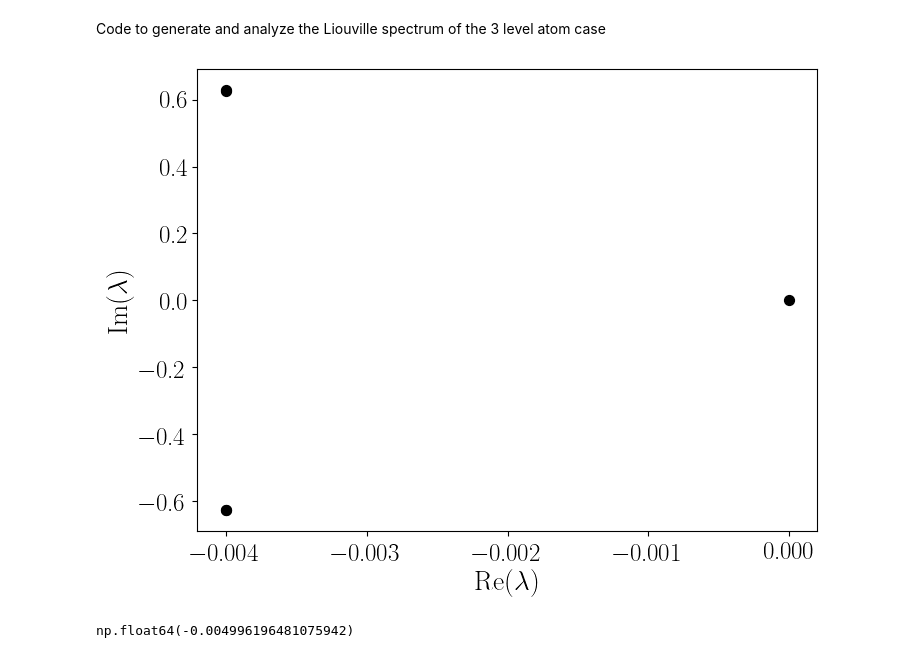
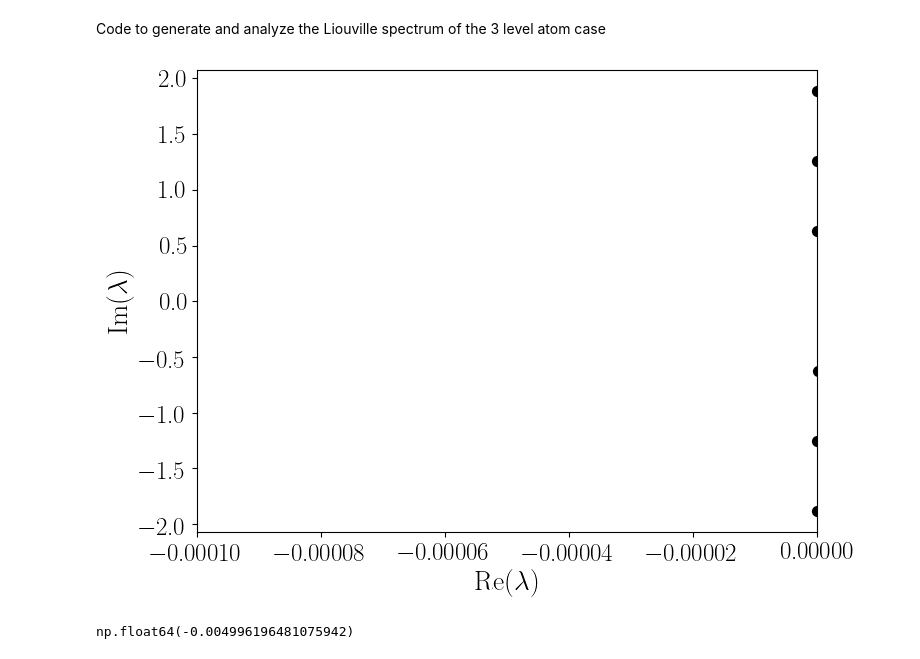
Before and after one commit to MarcNairn/nonreciprocal-dimer, a Jupyter notebook: simul/liouv_spec_spin1.ipynb, the cells around one changed output. Drawn from its saved outputs; the diff is of its cells as text; code cells hidden in the pictures.

```diff
--- a/simul/liouv_spec_spin1.ipynb
+++ b/simul/liouv_spec_spin1.ipynb
@@ -37,14 +37,14 @@ g, κ = 0.1, 1.0
 ϕ = 0
 η = 0.5*g
 
-N = 5  # Number of atoms (adjust as needed)
+N = 3  # Number of atoms (adjust as needed)
 
 
 Omega = 2*η*g/κ    # Rabi drive strength
 varphi = np.pi/2   # Phase
 gamma = 4*g*g/(N*κ)     # Dissipation rate
 Delta_1 = Δ1    # Detuning of state 1 from 0
-Delta_2 = Δ2   # Detuning of state 2 from 0
+Delta_2 = -Δ2   # Detuning of state 2 from 0
 
 
 
@@ -87,31 +87,31 @@ for i in range(N):
 H = H_detuning + H_drive
 liouv = qt.liouvillian(H, c_ops)
 # %%
-eigenvalues = liouv.eigenenergies(sparse=True, sort='high',eigvals=5, tol=1e-3)
+eigenvalues = liouv.eigenenergies(sparse=True, sort='high',eigvals=10, tol=1e-3)
 sorted_indices = np.argsort(-np.real(eigenvalues))
 eigenvalues = eigenvalues[sorted_indices]
 
 # Plot eigenvalues
 real_parts = np.real(eigenvalues)
 imag_parts = np.imag(eigenvalues)
 
 # Create scatter plot
 plt.figure(figsize=(8, 6))
 plt.scatter(real_parts, imag_parts, color='black', label='Eigenvalues', s=50)
 
 # Highlight the steady state (eigenvalue closest to zero)
 # steady_state_idx = np.argmin(np.abs(real_parts))
 # plt.scatter(real_parts[steady_state_idx], imag_parts[steady_state_idx],
 #             color='red', s=100, label='Steady State', marker='*')
 
 plt.xlabel(r'Re($\lambda$)')
 plt.ylabel(r'Im($\lambda$)')
-# plt.xlim(-1e-4,0)
+plt.xlim(-1e-4,0)
 
 
 plt.show()
 # %% [output]
-[figure, old version]
+[figure, new version]
 # %%
 np.real(eigenvalues[1])
 # %% [output]
```
Also changed, not shown: parts of 6 cells of this notebook, 12 other files.
